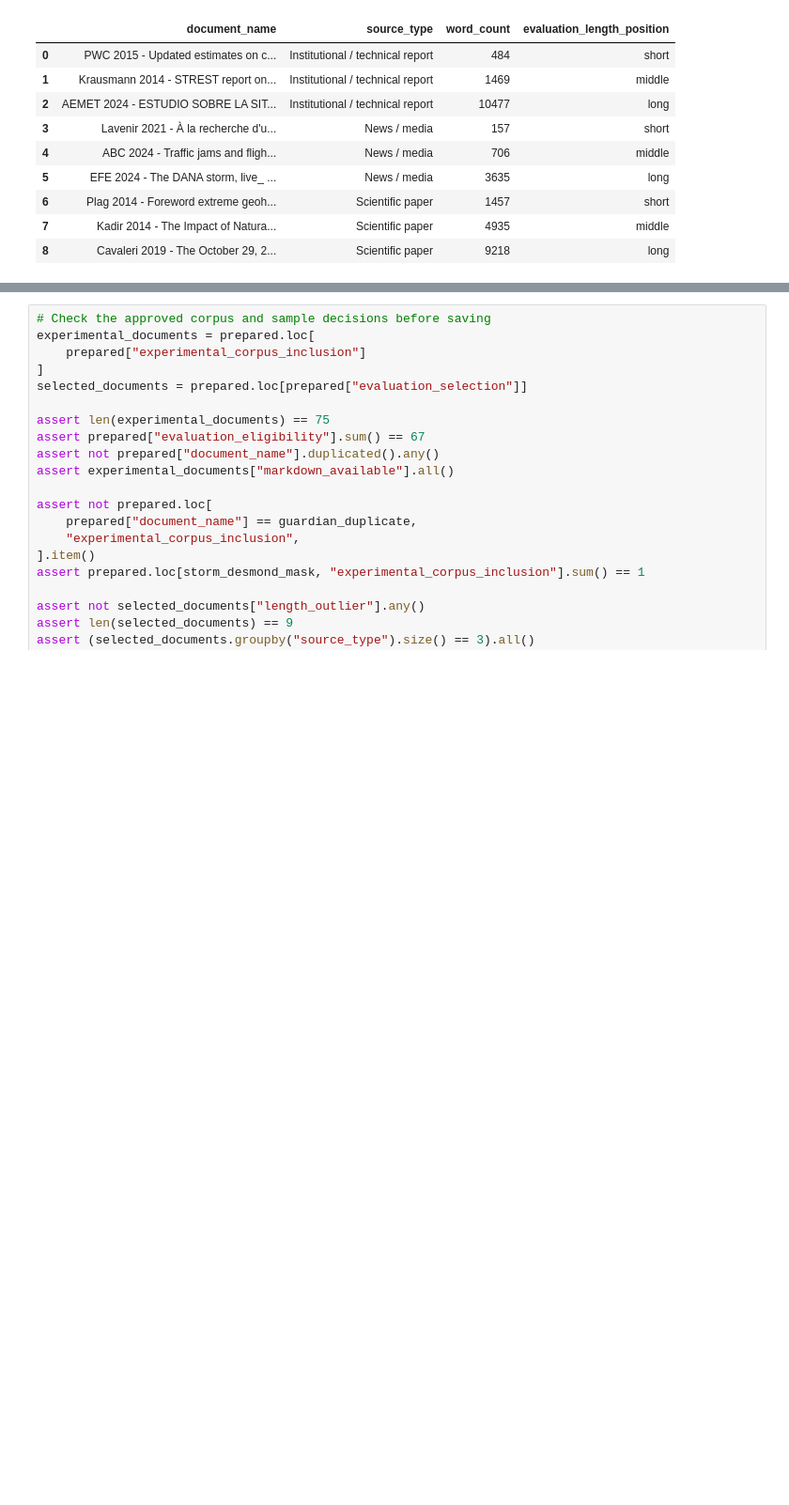
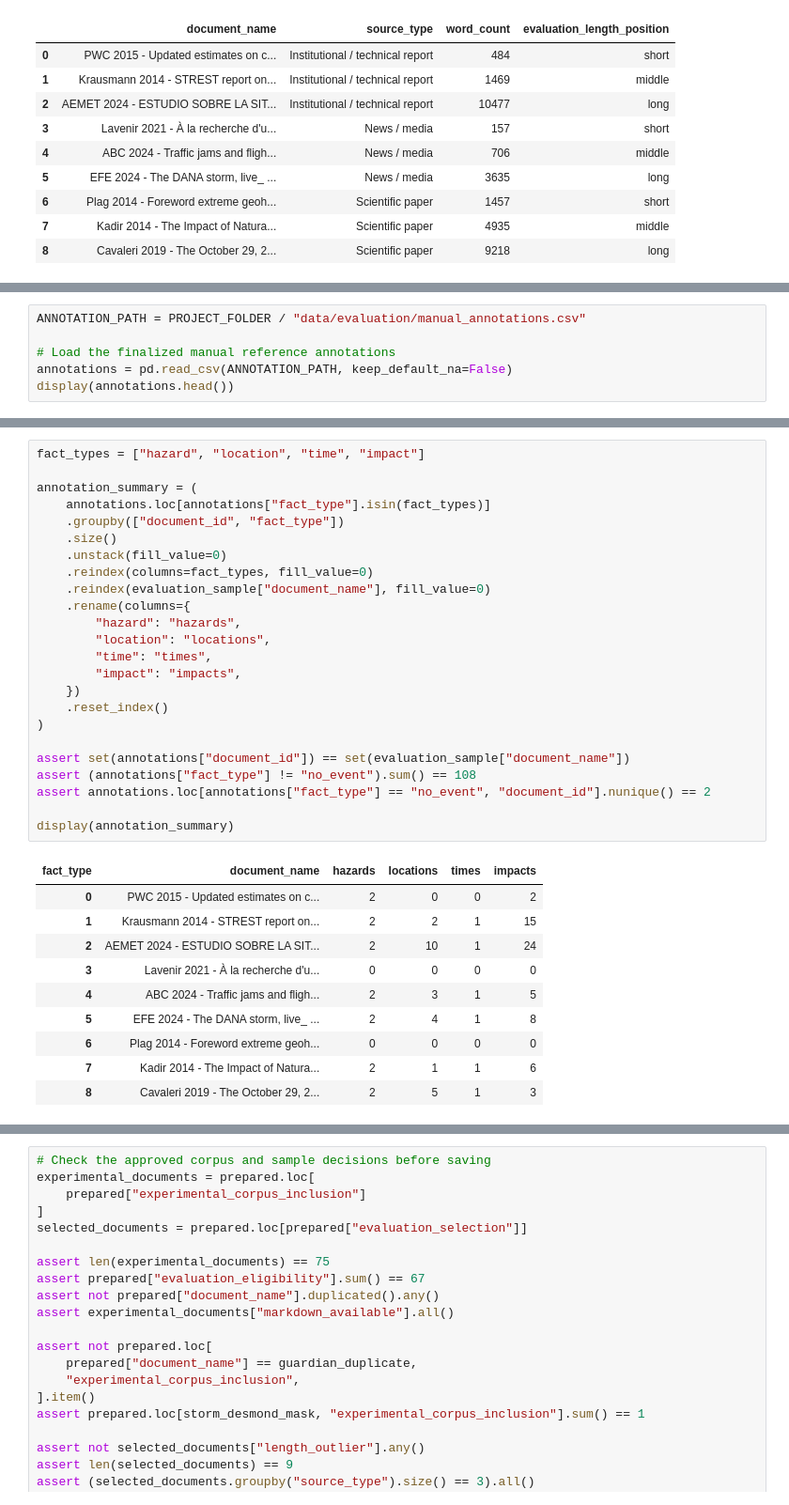
Before and after one commit to Onssrasra/text2hazard, a Jupyter notebook: notebooks/02_data_preparation.ipynb, the cells around one changed output, grey strips where cells are left out. Shown at 94% size. Saved outputs shown, nothing was run; the diff lists cells and outputs as text; blank space fills up the shorter version.

Commit message:
Update data preparation

```diff
--- a/notebooks/02_data_preparation.ipynb
+++ b/notebooks/02_data_preparation.ipynb
@@ -380,0 +385,6 @@ display(evaluation_sample.reset_index(drop=True))
+# %%
+ANNOTATION_PATH = PROJECT_FOLDER / "data/evaluation/manual_annotations.csv"
+
+# Load the finalized manual reference annotations
+annotations = pd.read_csv(ANNOTATION_PATH, keep_default_na=False)
+display(annotations.head())
@@ -381 +398,36 @@ display(evaluation_sample.reset_index(drop=True))
+# %%
+fact_types = ["hazard", "location", "time", "impact"]
+
+annotation_summary = (
+    annotations.loc[annotations["fact_type"].isin(fact_types)]
+    .groupby(["document_id", "fact_type"])
+    .size()
+    .unstack(fill_value=0)
+    .reindex(columns=fact_types, fill_value=0)
+    .reindex(evaluation_sample["document_name"], fill_value=0)
+    .rename(columns={
+        "hazard": "hazards",
+        "location": "locations",
+        "time": "times",
+        "impact": "impacts",
+    })
+    .reset_index()
+)
+
+assert set(annotations["document_id"]) == set(evaluation_sample["document_name"])
+assert (annotations["fact_type"] != "no_event").sum() == 108
+assert annotations.loc[annotations["fact_type"] == "no_event", "document_id"].nunique() == 2
+
+display(annotation_summary)
+# %% [output]
+| fact_type | document_name | hazards | locations | times | impacts |
+| 0 | PWC 2015 - Updated estimates on c... | 2 | 0 | 0 | 2 |
+| 1 | Krausmann 2014 - STREST report on... | 2 | 2 | 1 | 15 |
+| 2 | AEMET 2024 - ESTUDIO SOBRE LA SIT... | 2 | 10 | 1 | 24 |
+| 3 | Lavenir 2021 - À la recherche d'u... | 0 | 0 | 0 | 0 |
+| 4 | ABC 2024 - Traffic jams and fligh... | 2 | 3 | 1 | 5 |
+| 5 | EFE 2024 - The DANA storm, live_ ... | 2 | 4 | 1 | 8 |
+| 6 | Plag 2014 - Foreword extreme geoh... | 0 | 0 | 0 | 0 |
+| 7 | Kadir 2014 - The Impact of Natura... | 2 | 1 | 1 | 6 |
+| 8 | Cavaleri 2019 - The October 29, 2... | 2 | 5 | 1 | 3 |
 # %% [markdown]
```
Also changed, not shown: parts of 7 cells of this notebook.
